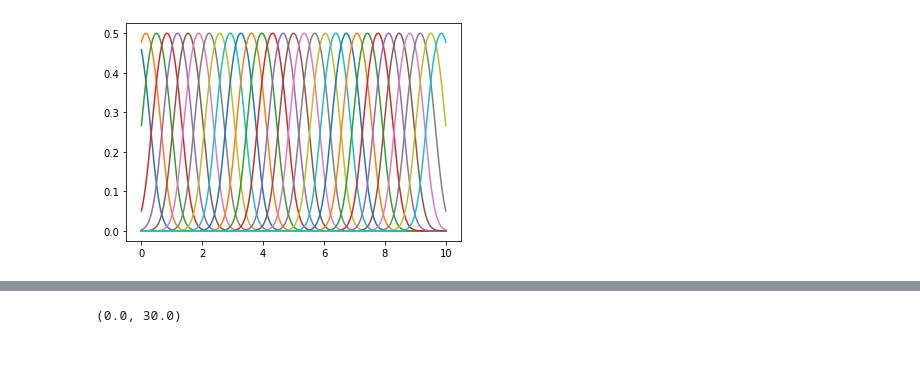
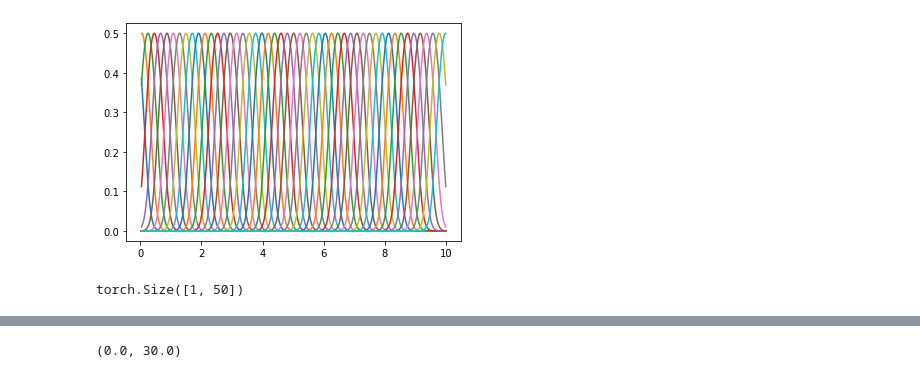
Before and after one commit to simonebmalerba/neural_VAE, a Jupyter notebook: bernoulli_enc.ipynb, the cells around one changed output, grey strips where cells are left out. Drawn from its saved outputs; the diff is of its cells as text; code cells hidden in the pictures.

```diff
--- a/bernoulli_enc.ipynb
+++ b/bernoulli_enc.ipynb
@@ -10,34 +11,40 @@ import random
 import importlib
 # %%
 #Architecture parameters and distirbutions of stimuli
-N = 30
+N = 50
 K = 20
 p_x = torch.distributions.uniform.Uniform(0,10)
 
 #Training parameters
 #(Note that in this toy model we can generate as many data as we want, since the distribution is relatively simple, so the distinction between N_SAMPLES and BATCH_SIZE is not very neat)
 N_EPOCHS = 2000
-N_SAMPLES = 1000
+N_SAMPLES = 10000
 lr = 1e-2
 BATCH_SIZE = 500
 
 #Generate samples
 x_samples = p_x.sample((N_SAMPLES,))[:,None]
 x_sorted,indices = x_samples.sort(dim=0)
 x_min,x_max = x_sorted[0,:].item(),x_sorted[-1,:].item()
 x_data = torch.utils.data.DataLoader(x_samples,batch_size=BATCH_SIZE)
 
 
 #Initialization of encoder and decoder
 enc = BernoulliEncoder(N,x_min-0.2,x_max+0.2)
+km = KMeans(n_clusters = N).fit(x_samples)
+enc.mus = torch.nn.Parameter(torch.tensor(km.cluster_centers_).transpose(0,1).to(dtype=torch.float32))
 inv_sigma2 = torch.exp(-2*enc.log_sigmas).transpose(0,1)
 phi0 = torch.cat((enc.cs.transpose(0,1)*inv_sigma2,-0.5*inv_sigma2),dim=1)
 dec = GaussianDecoder(phi0)
 
 x_fine = torch.linspace(x_min,x_max,1000)[:,None]
 plt.plot(x_fine,torch.sigmoid(enc(x_fine)).detach());
 # %% [output]
-[figure, old version]
+[figure, new version]
+# %%
+enc.cs.shape
+# %% [output]
+torch.Size([1, 50])
 # %%
 lossVec = []
 mseVec = []
```
Also changed, not shown: parts of 4 cells of this notebook, 2 other files.
